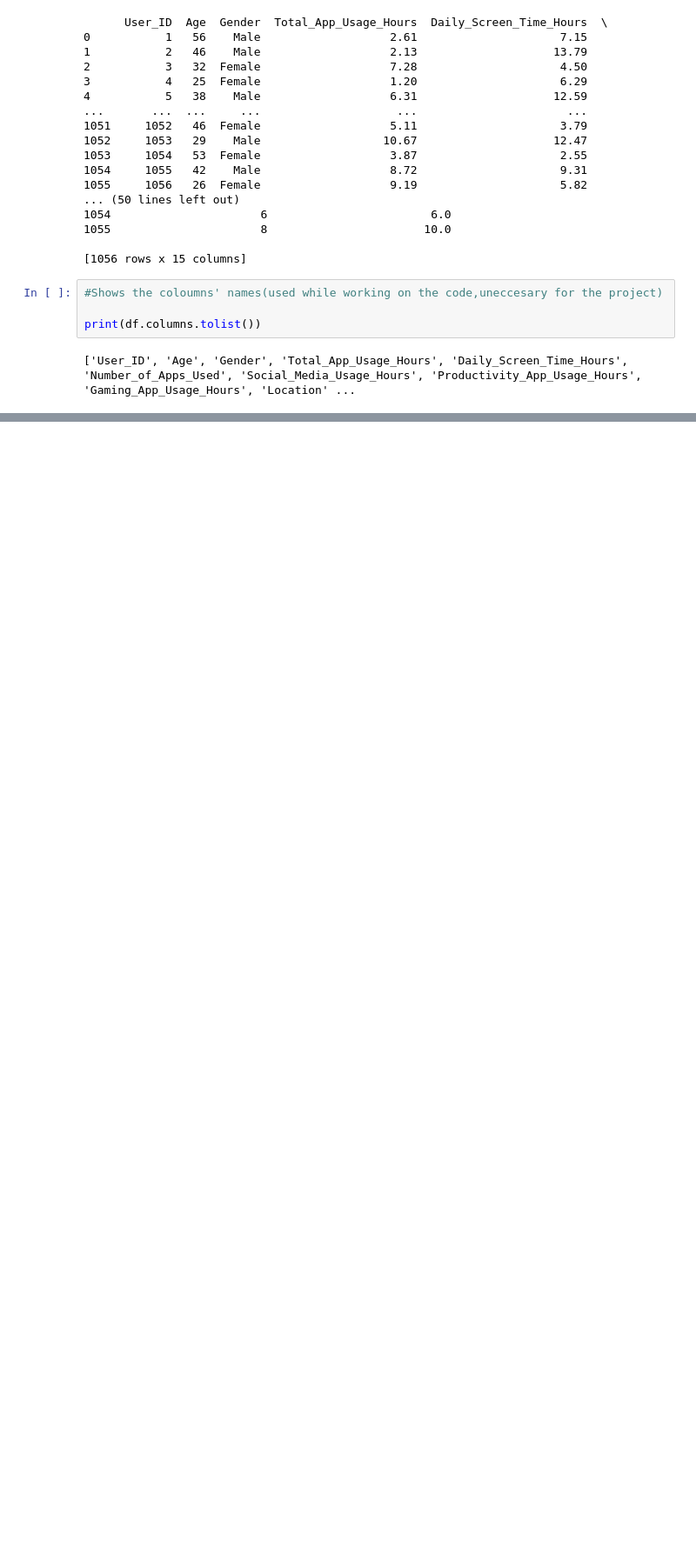
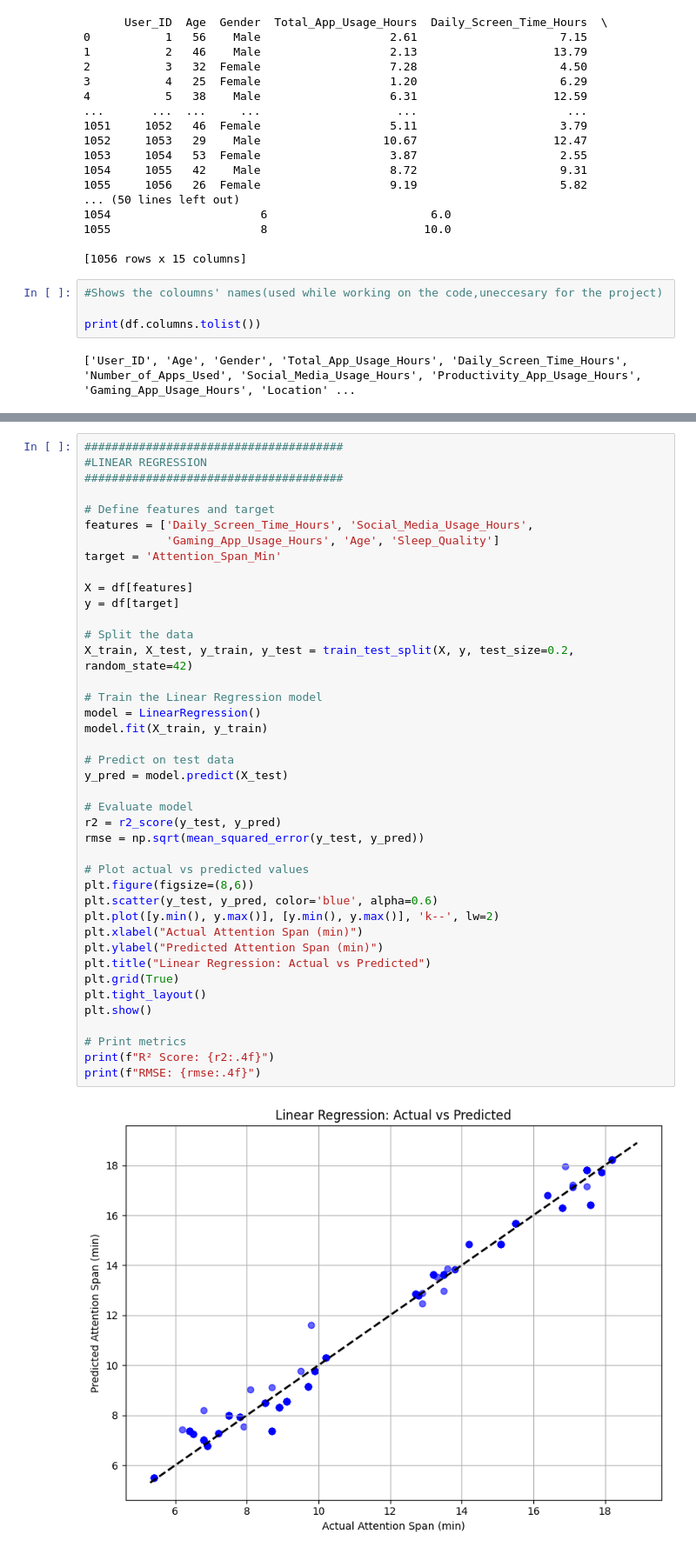
Before and after one commit to sara-aldahshan/CSE271_Project, a Jupyter notebook: Regression.ipynb, the cells around one changed output, grey strips where cells are left out. Shown: that part at 87% size. Saved outputs shown, nothing was run; the diff lists cells and outputs as text; blank space fills up the shorter version.

```diff
--- a/Regression.ipynb
+++ b/Regression.ipynb
@@ -153,0 +109,43 @@ Polynomial Regression (Degree 2):
+# %%
+######################################
+#LINEAR REGRESSION
+######################################
+
+# Define features and target
+features = ['Daily_Screen_Time_Hours', 'Social_Media_Usage_Hours',
+            'Gaming_App_Usage_Hours', 'Age', 'Sleep_Quality']
+target = 'Attention_Span_Min'
+
+X = df[features]
+y = df[target]
+
+# Split the data
+X_train, X_test, y_train, y_test = train_test_split(X, y, test_size=0.2, random_state=42)
+
+# Train the Linear Regression model
+model = LinearRegression()
+model.fit(X_train, y_train)
+
+# Predict on test data
+y_pred = model.predict(X_test)
+
+# Evaluate model
+r2 = r2_score(y_test, y_pred)
+rmse = np.sqrt(mean_squared_error(y_test, y_pred))
+
+# Plot actual vs predicted values
+plt.figure(figsize=(8,6))
+plt.scatter(y_test, y_pred, color='blue', alpha=0.6)
+plt.plot([y.min(), y.max()], [y.min(), y.max()], 'k--', lw=2)
+plt.xlabel("Actual Attention Span (min)")
+plt.ylabel("Predicted Attention Span (min)")
+plt.title("Linear Regression: Actual vs Predicted")
+plt.grid(True)
+plt.tight_layout()
+plt.show()
+
+# Print metrics
+print(f"R² Score: {r2:.4f}")
+print(f"RMSE: {rmse:.4f}")
+# %% [output]
+[figure, added]
```
Also changed, not shown: parts of 5 cells of this notebook.
